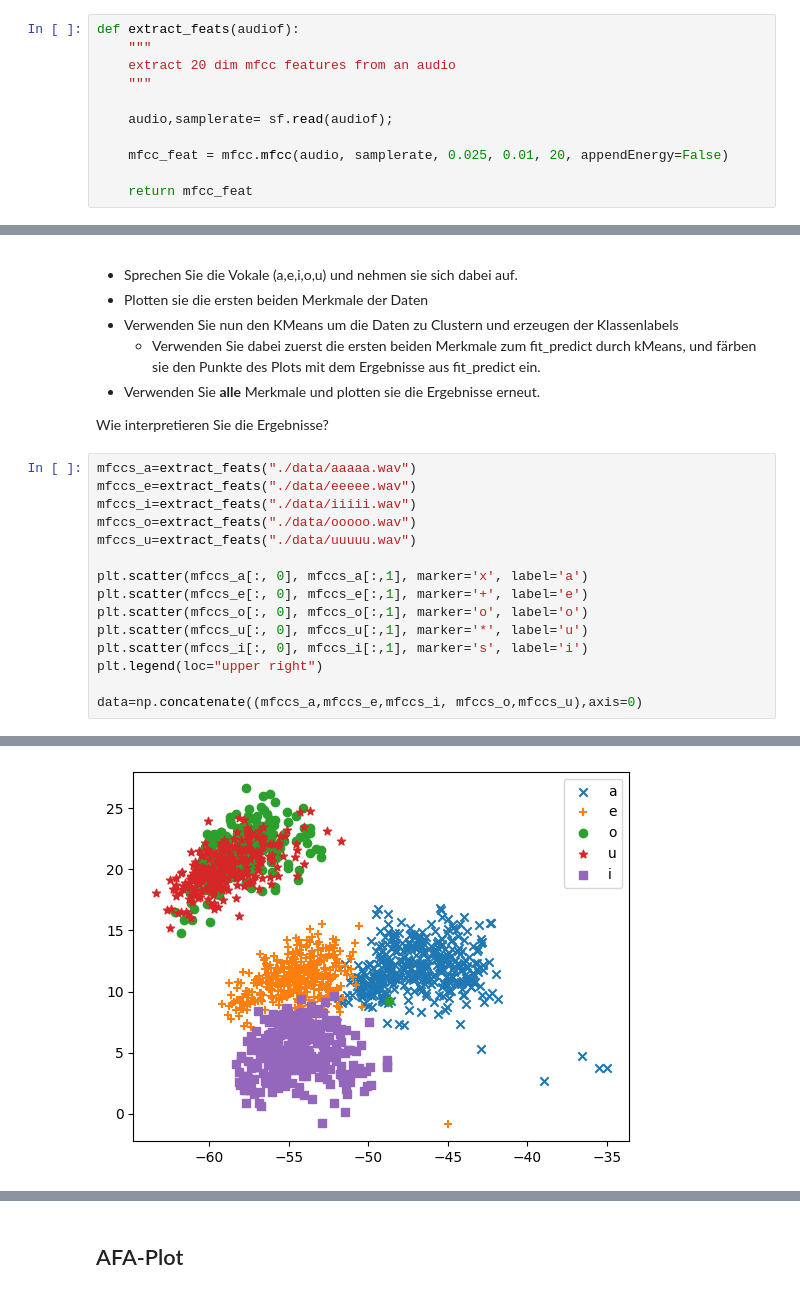
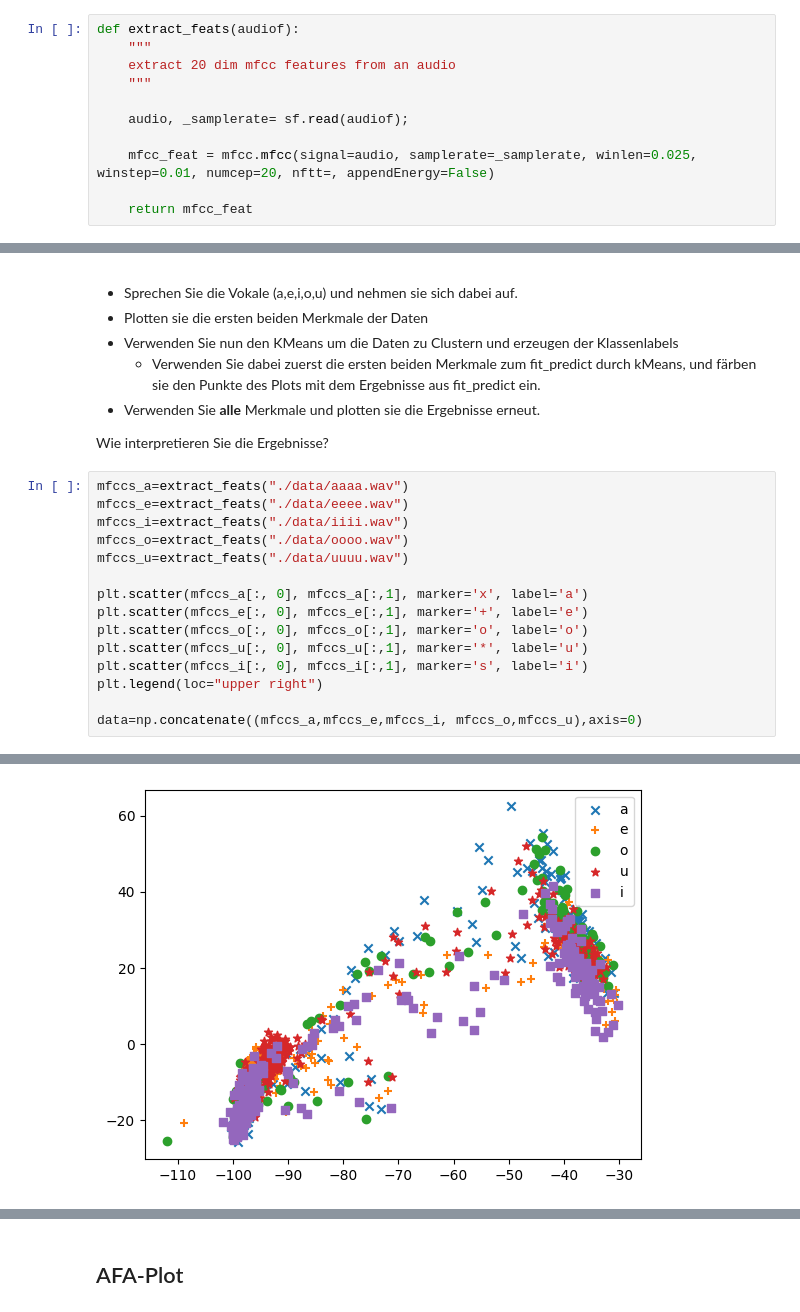
Before and after one commit to Noble-Dango/ml2026, a Jupyter notebook: 5_speechFeatures/notebooks/Lecture-Speech_Clustering.ipynb, the cells around one changed output, grey strips where cells are left out. Saved outputs shown, nothing was run; the diff lists cells and outputs as text.

```diff
--- a/5_speechFeatures/notebooks/Lecture-Speech_Clustering.ipynb
+++ b/5_speechFeatures/notebooks/Lecture-Speech_Clustering.ipynb
@@ -34,9 +34,9 @@ def extract_feats(audiof):
     extract 20 dim mfcc features from an audio
     """
 
-    audio,samplerate= sf.read(audiof);
+    audio, _samplerate= sf.read(audiof);
 
-    mfcc_feat = mfcc.mfcc(audio, samplerate, 0.025, 0.01, 20, appendEnergy=False)
+    mfcc_feat = mfcc.mfcc(signal=audio, samplerate=_samplerate, winlen=0.025, winstep=0.01, numcep=20, nftt=, appendEnergy=False)
 
     return mfcc_feat
 # %% [markdown]
@@ -51,11 +51,11 @@ def extract_feats(audiof):
 
 Wie interpretieren Sie die Ergebnisse?
 # %%
-mfccs_a=extract_feats("./data/aaaaa.wav")
-mfccs_e=extract_feats("./data/eeeee.wav")
-mfccs_i=extract_feats("./data/iiiii.wav")
-mfccs_o=extract_feats("./data/ooooo.wav")
-mfccs_u=extract_feats("./data/uuuuu.wav")
+mfccs_a=extract_feats("./data/aaaa.wav")
+mfccs_e=extract_feats("./data/eeee.wav")
+mfccs_i=extract_feats("./data/iiii.wav")
+mfccs_o=extract_feats("./data/oooo.wav")
+mfccs_u=extract_feats("./data/uuuu.wav")
 
 plt.scatter(mfccs_a[:, 0], mfccs_a[:,1], marker='x', label='a')
 plt.scatter(mfccs_e[:, 0], mfccs_e[:,1], marker='+', label='e')
@@ -69,4 +74,4 @@ data=np.concatenate((mfccs_a,mfccs_e,mfccs_i, mfccs_o,mfccs_u),axis=0)
-[figure, old version]
+[figure, new version]
 # %%
 print(data.shape)
 # %% [output]
```
Also changed, not shown: parts of 5 cells of this notebook, 8 other files.
